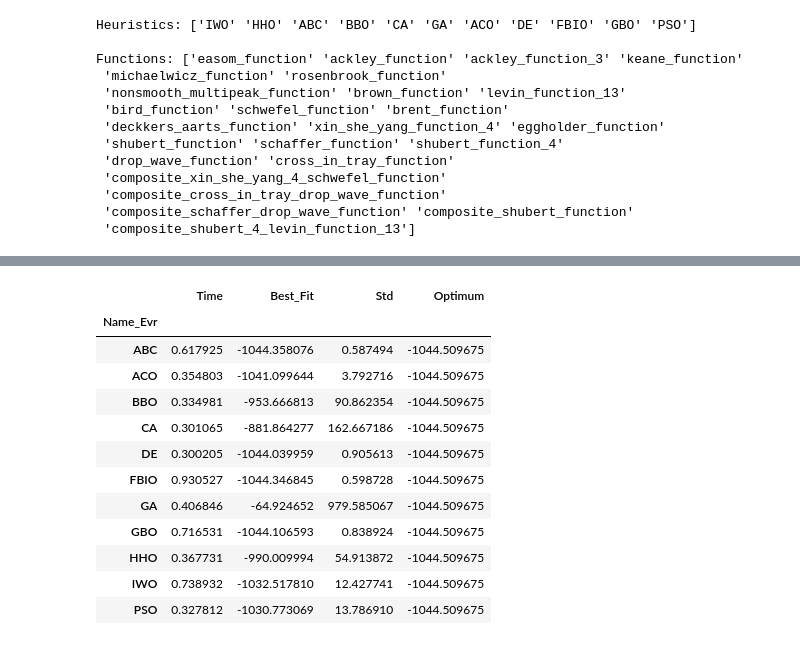
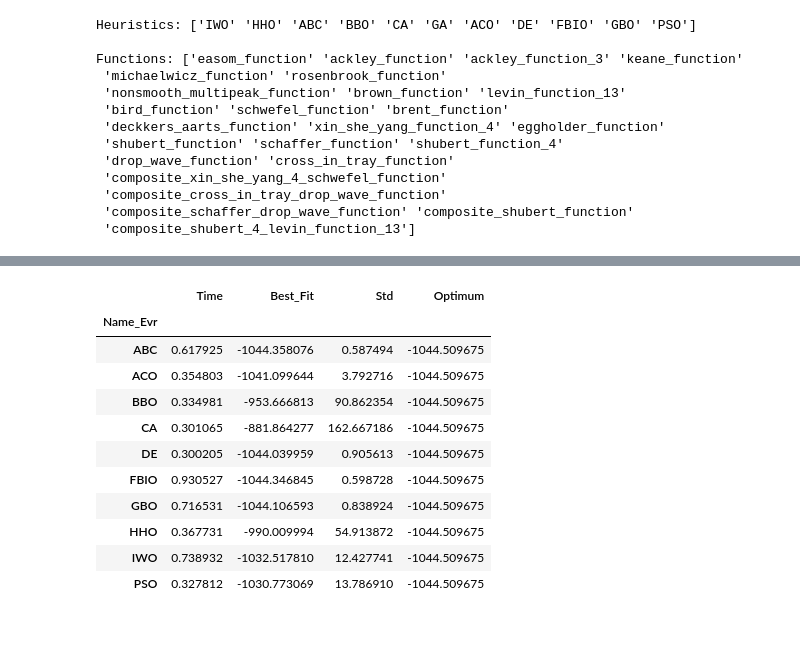
Before and after one commit to pvshebarshin/Comparative-evaluation-of-the-effectiveness-of-metaheuristic-optimization-algorithms, a Jupyter notebook: src/analysis/vkr/calculations_for_vkr.ipynb, the cells around one changed output, grey strips where cells are left out. Cells and saved outputs as stored; diff of their text form; code cells hidden in the pictures.

```diff
--- a/src/analysis/vkr/calculations_for_vkr.ipynb
+++ b/src/analysis/vkr/calculations_for_vkr.ipynb
@@ -184,16 +184,15 @@ plt.show()
 # %%
-dataset[dataset['Epoch'] == 200][['Name_Evr', 'Time', 'Best_Fit', 'Std', 'Optimum']]\
+dataset[dataset['Epoch'] == 200][dataset['Name_Evr'] != 'GA'][['Name_Evr', 'Time', 'Best_Fit', 'Std', 'Optimum']]\
 .groupby(['Name_Evr']).mean()
 # %% [output]
 |  | Time | Best_Fit | Std | Optimum |
 | Name_Evr |  |  |  |  |
 | ABC | 0.617925 | -1044.358076 | 0.587494 | -1044.509675 |
 | ACO | 0.354803 | -1041.099644 | 3.792716 | -1044.509675 |
 | BBO | 0.334981 | -953.666813 | 90.862354 | -1044.509675 |
 | CA | 0.301065 | -881.864277 | 162.667186 | -1044.509675 |
 | DE | 0.300205 | -1044.039959 | 0.905613 | -1044.509675 |
 | FBIO | 0.930527 | -1044.346845 | 0.598728 | -1044.509675 |
-| GA | 0.406846 | -64.924652 | 979.585067 | -1044.509675 |
 | GBO | 0.716531 | -1044.106593 | 0.838924 | -1044.509675 |
 | HHO | 0.367731 | -990.009994 | 54.913872 | -1044.509675 |
 | IWO | 0.738932 | -1032.517810 | 12.427741 | -1044.509675 |
```
Also changed, not shown: parts of 5 cells of this notebook, 1 other file.
